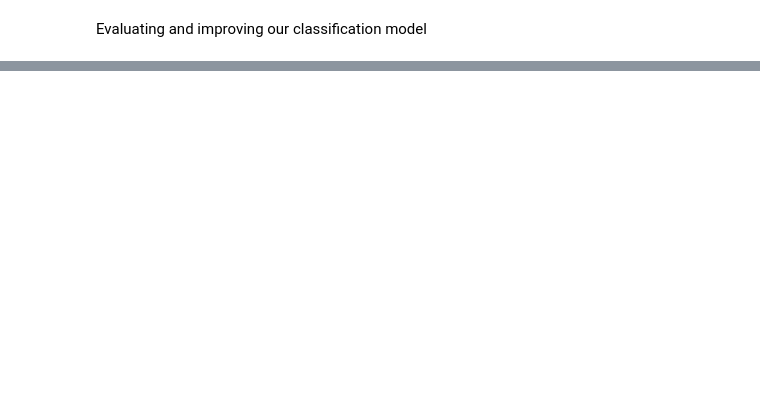
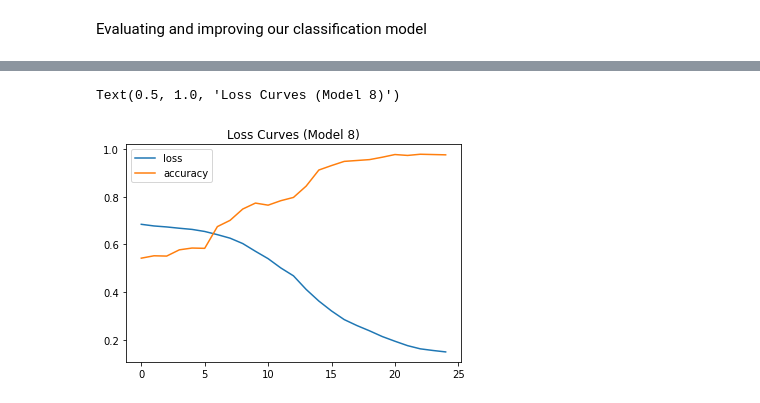
Before and after one commit to spadao/tensorflow-deep-learning, a Jupyter notebook: 02_neural_network_classification_in_tensorflow_edit.ipynb, the cells around one changed output, grey strips where cells are left out. Drawn from its saved outputs; the diff is of its cells as text; code cells hidden in the pictures; blank space fills up the shorter version.

```diff
--- a/02_neural_network_classification_in_tensorflow_edit.ipynb
+++ b/02_neural_network_classification_in_tensorflow_edit.ipynb
@@ -397,0 +614,8 @@ Evaluating and improving our classification model
+# %%
+# Plot the loss curves
+
+pd.DataFrame(history.history).plot()
+plt.title('Loss Curves (Model 8)')
+# %% [output]
+Text(0.5, 1.0, 'Loss Curves (Model 8)')
+[figure, added]
```
Also changed, not shown: parts of 32 cells of this notebook.
